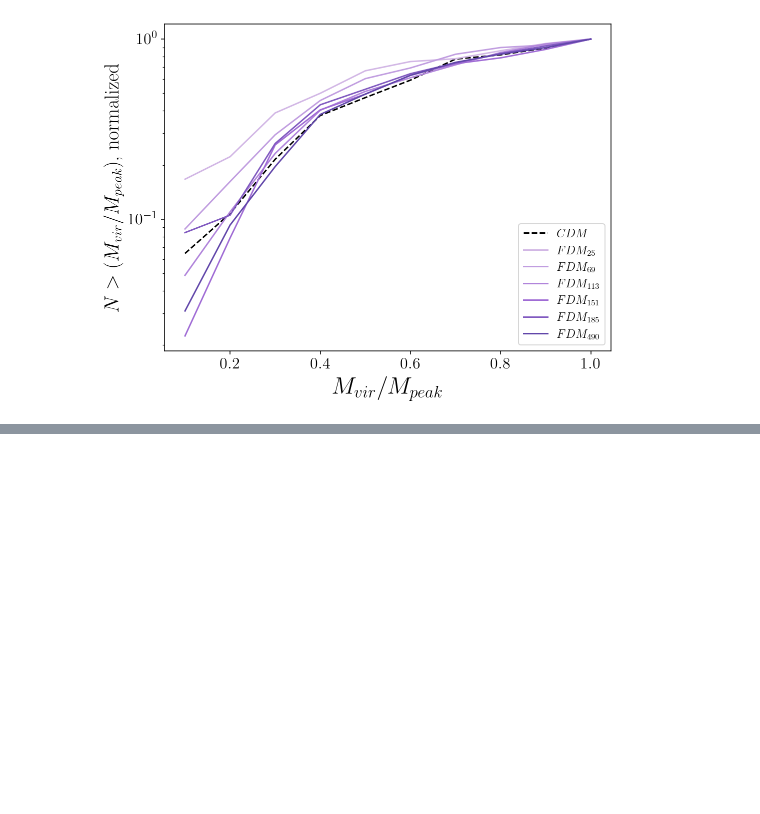
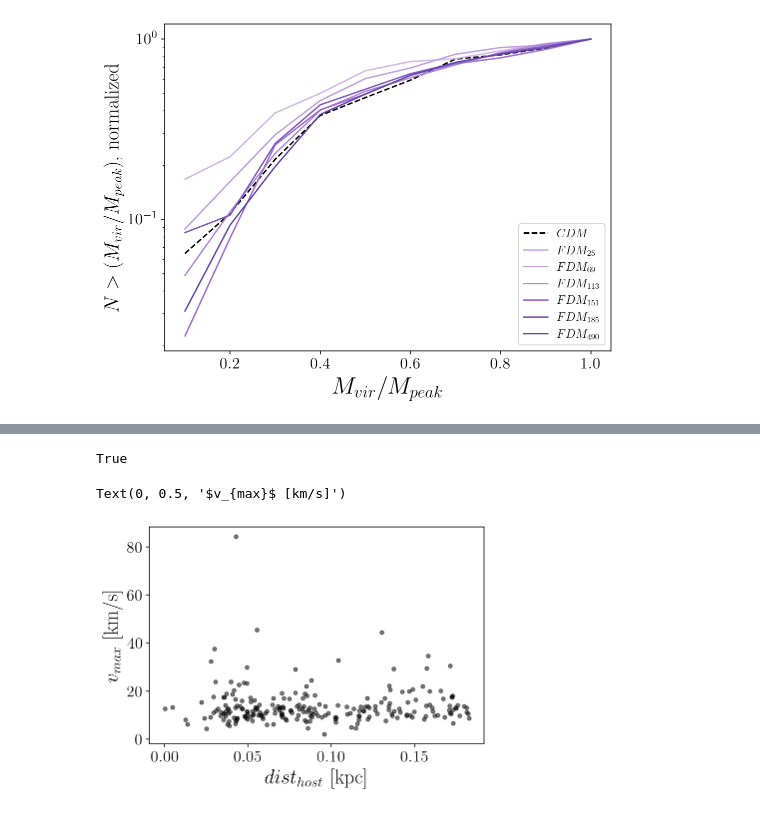
Before and after one commit to theotherlogan/nsbp-2023, a Jupyter notebook: notebooks/reading_experiments.ipynb, the cells around one changed output, grey strips where cells are left out. Saved outputs shown, nothing was run; the diff lists cells and outputs as text; code cells hidden in the pictures; blank space fills up the shorter version.

```diff
--- a/notebooks/reading_experiments.ipynb
+++ b/notebooks/reading_experiments.ipynb
@@ -306,0 +313,21 @@ plt.legend(fontsize=12)
+# %%
+halo_id = 'Halo004'
+model = 'cdm'
+cdm = hlist(model=model, halo_id=halo_id)
+cdm.load_hmb()
+cdm.load_hlists()
+# %% [output]
+True
+# %%
+halos, subhalos = cdm.get_z(0)
+mass_cut = (subhalos['Mpeak']/0.7 > 1.2e8) # & (subhalos['vmax'] > 30)
+# %%
+dist = np.sqrt(((subhalos['x'] - cdm.hmb['x'][0]) ** 2) +  ((subhalos['y'] - cdm.hmb['y'][0]) ** 2) +  ((subhalos['z'] - cdm.hmb['z'][0]) ** 2))
+# %%
+plt.scatter(dist[mass_cut], subhalos['vmax'][mass_cut], alpha=0.5, s=14, color=sim_colors[model])
+plt.xlabel('$dist_{host}$ [kpc]', fontsize=20)
+plt.ylabel('$v_{max}$ [km/s]', fontsize=20)
+# plt.yscale('log')
+# %% [output]
+Text(0, 0.5, '$v_{max}$ [km/s]')
+[figure, added]
```
Also changed, not shown: parts of 4 cells of this notebook.
